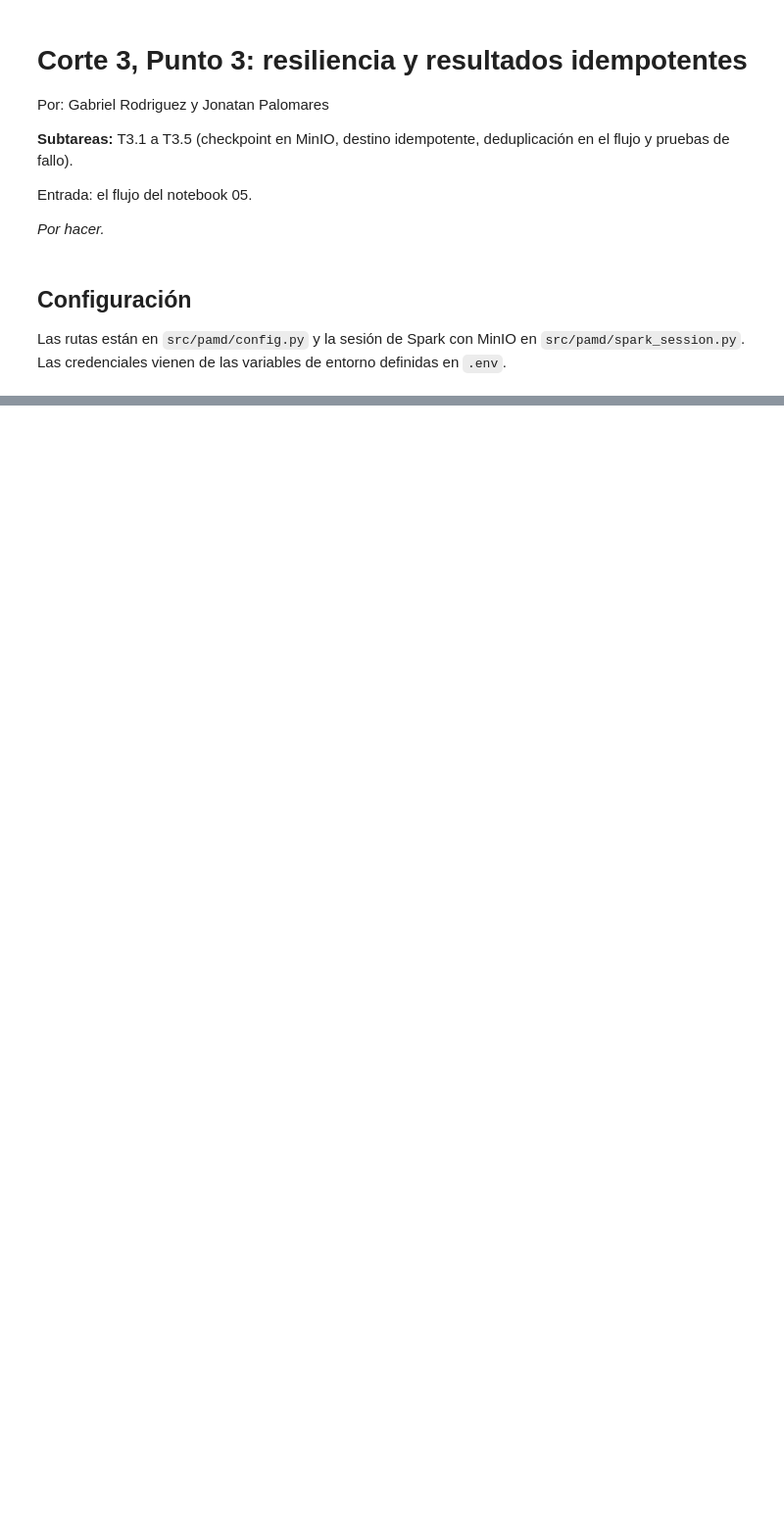
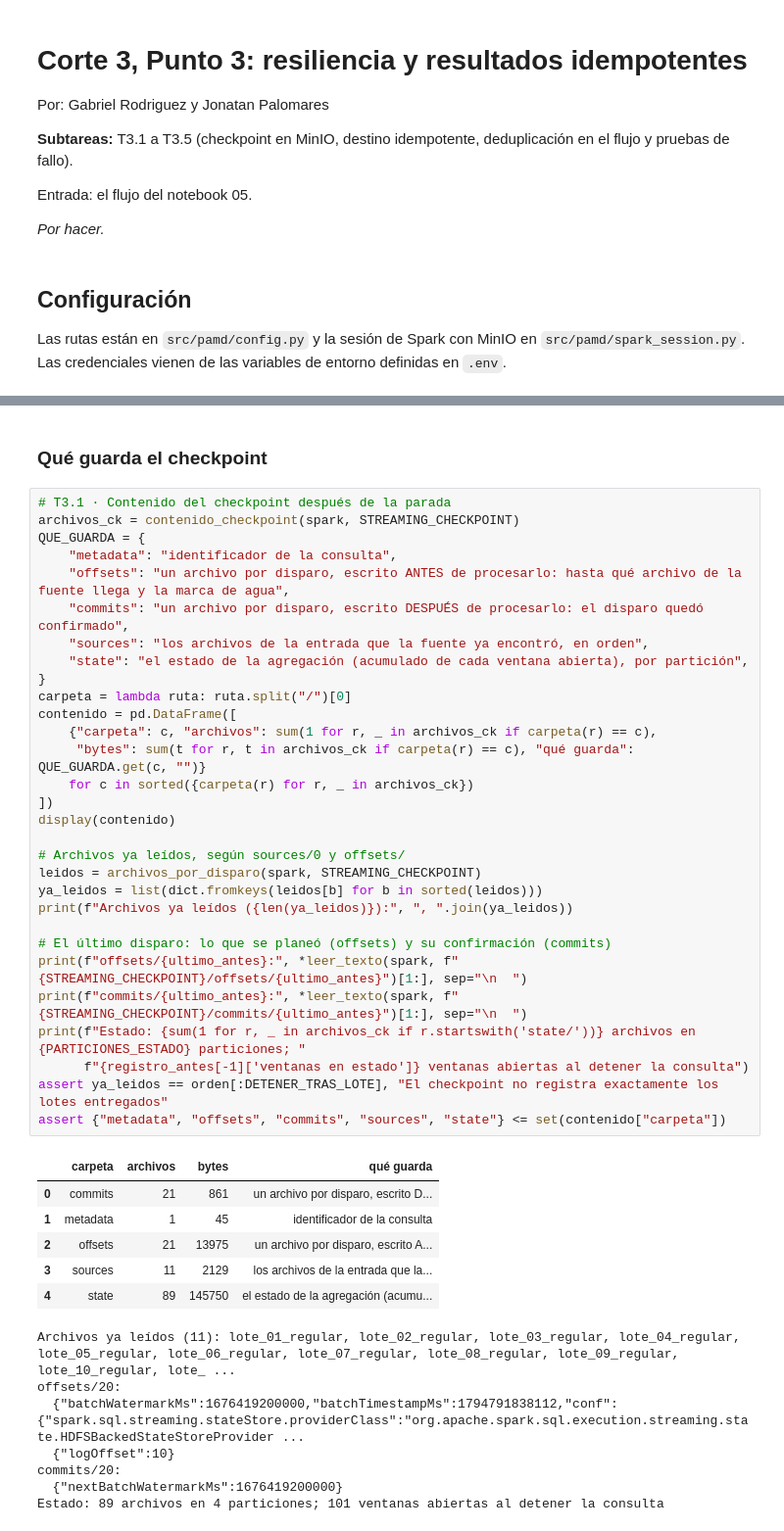
Before and after one commit to PalomaresJonatan13/pamd-secop, a Jupyter notebook: notebooks/06_corte3_resiliencia_idempotencia.ipynb, the cells around one changed output, grey strips where cells are left out. Shown at 98% size. Drawn from its saved outputs; the diff is of its cells as text; blank space fills up the shorter version.

```diff
--- a/notebooks/06_corte3_resiliencia_idempotencia.ipynb
+++ b/notebooks/06_corte3_resiliencia_idempotencia.ipynb
@@ -44,0 +152,46 @@ spark = get_spark()
+# %% [markdown]
+### Qué guarda el checkpoint
+# %%
+# T3.1 · Contenido del checkpoint después de la parada
+archivos_ck = contenido_checkpoint(spark, STREAMING_CHECKPOINT)
+QUE_GUARDA = {
+    "metadata": "identificador de la consulta",
+    "offsets": "un archivo por disparo, escrito ANTES de procesarlo: hasta qué archivo de la fuente llega y la marca de agua",
+    "commits": "un archivo por disparo, escrito DESPUÉS de procesarlo: el disparo quedó confirmado",
+    "sources": "los archivos de la entrada que la fuente ya encontró, en orden",
+    "state": "el estado de la agregación (acumulado de cada ventana abierta), por partición",
+}
+carpeta = lambda ruta: ruta.split("/")[0]
+contenido = pd.DataFrame([
+    {"carpeta": c, "archivos": sum(1 for r, _ in archivos_ck if carpeta(r) == c),
+     "bytes": sum(t for r, t in archivos_ck if carpeta(r) == c), "qué guarda": QUE_GUARDA.get(c, "")}
+    for c in sorted({carpeta(r) for r, _ in archivos_ck})
+])
+display(contenido)
+
+# Archivos ya leídos, según sources/0 y offsets/
+leidos = archivos_por_disparo(spark, STREAMING_CHECKPOINT)
+ya_leidos = list(dict.fromkeys(leidos[b] for b in sorted(leidos)))
+print(f"Archivos ya leídos ({len(ya_leidos)}):", ", ".join(ya_leidos))
+
+# El último disparo: lo que se planeó (offsets) y su confirmación (commits)
+print(f"offsets/{ultimo_antes}:", *leer_texto(spark, f"{STREAMING_CHECKPOINT}/offsets/{ultimo_antes}")[1:], sep="\n  ")
+print(f"commits/{ultimo_antes}:", *leer_texto(spark, f"{STREAMING_CHECKPOINT}/commits/{ultimo_antes}")[1:], sep="\n  ")
+print(f"Estado: {sum(1 for r, _ in archivos_ck if r.startswith('state/'))} archivos en {PARTICIONES_ESTADO} particiones; "
+      f"{registro_antes[-1]['ventanas en estado']} ventanas abiertas al detener la consulta")
+assert ya_leidos == orden[:DETENER_TRAS_LOTE], "El checkpoint no registra exactamente los lotes entregados"
+assert {"metadata", "offsets", "commits", "sources", "state"} <= set(contenido["carpeta"])
+# %% [output]
+|  | carpeta | archivos | bytes | qué guarda |
+| 0 | commits | 21 | 861 | un archivo por disparo, escrito D... |
+| 1 | metadata | 1 | 45 | identificador de la consulta |
+| 2 | offsets | 21 | 13975 | un archivo por disparo, escrito A... |
+| 3 | sources | 11 | 2129 | los archivos de la entrada que la... |
+| 4 | state | 89 | 145750 | el estado de la agregación (acumu... |
+Archivos ya leídos (11): lote_01_regular, lote_02_regular, lote_03_regular, lote_04_regular, lote_05_regular, lote_06_regular, lote_07_regular, lote_08_regular, lote_09_regular, lote_10_regular, lote_ ...
+offsets/20:
+  {"batchWatermarkMs":1676419200000,"batchTimestampMs":1794791838112,"conf":{"spark.sql.streaming.stateStore.providerClass":"org.apache.spark.sql.execution.streaming.state.HDFSBackedStateStoreProvider ...
+  {"logOffset":10}
+commits/20:
+  {"nextBatchWatermarkMs":1676419200000}
+Estado: 89 archivos en 4 particiones; 101 ventanas abiertas al detener la consulta
```
Also changed, not shown: parts of 11 cells of this notebook, 2 other files.
